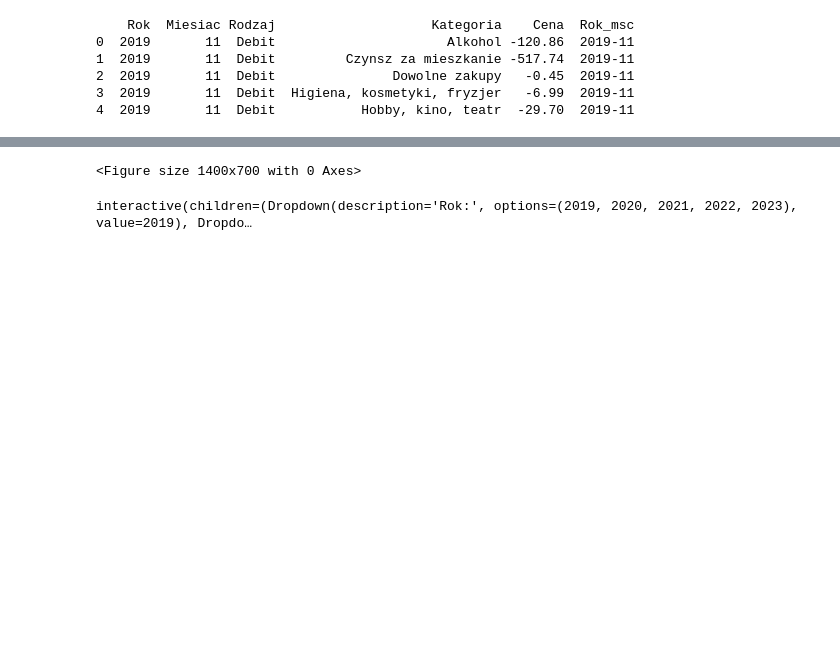
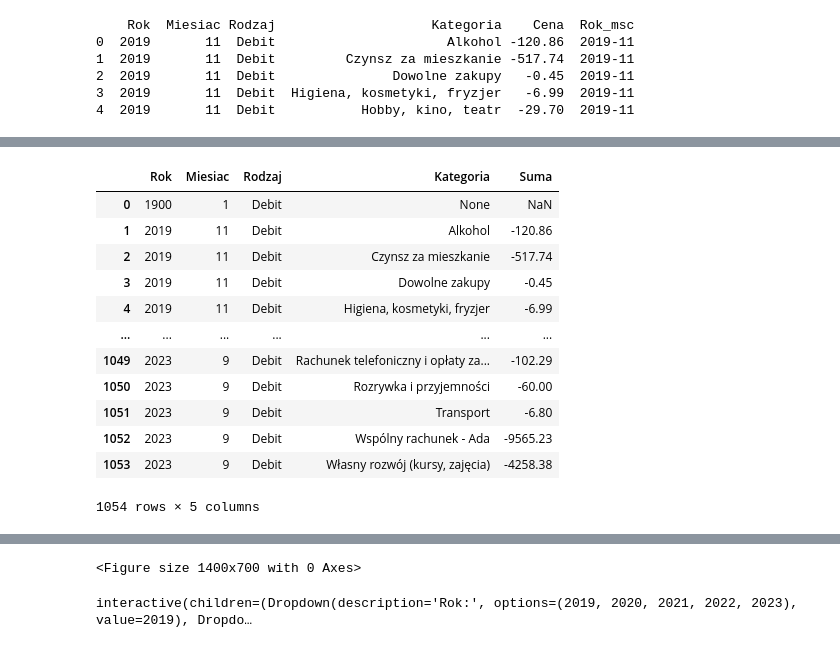
Before and after one commit to TGusciora/Python, a Jupyter notebook: DecisionTracker/001_TG_DecisionTracker.ipynb, the cells around one changed output, grey strips where cells are left out. Drawn from its saved outputs; the diff is of its cells as text; code cells hidden in the pictures; blank space fills up the shorter version.

```diff
--- a/DecisionTracker/001_TG_DecisionTracker.ipynb
+++ b/DecisionTracker/001_TG_DecisionTracker.ipynb
@@ -266,0 +216,16 @@ plt.show()
+# %%
+monthly_data
+# %% [output]
+|  | Rok | Miesiac | Rodzaj | Kategoria | Suma |
+| 0 | 1900 | 1 | Debit | None | NaN |
+| 1 | 2019 | 11 | Debit | Alkohol | -120.86 |
+| 2 | 2019 | 11 | Debit | Czynsz za mieszkanie | -517.74 |
+| 3 | 2019 | 11 | Debit | Dowolne zakupy | -0.45 |
+| 4 | 2019 | 11 | Debit | Higiena, kosmetyki, fryzjer | -6.99 |
+| ... | ... | ... | ... | ... | ... |
+| 1049 | 2023 | 9 | Debit | Rachunek telefoniczny i opłaty za... | -102.29 |
+| 1050 | 2023 | 9 | Debit | Rozrywka i przyjemności | -60.00 |
+| 1051 | 2023 | 9 | Debit | Transport | -6.80 |
+| 1052 | 2023 | 9 | Debit | Wspólny rachunek - Ada | -9565.23 |
+| 1053 | 2023 | 9 | Debit | Własny rozwój (kursy, zajęcia) | -4258.38 |
+1054 rows × 5 columns
```
Also changed, not shown: parts of 15 cells of this notebook, 1 other file.
